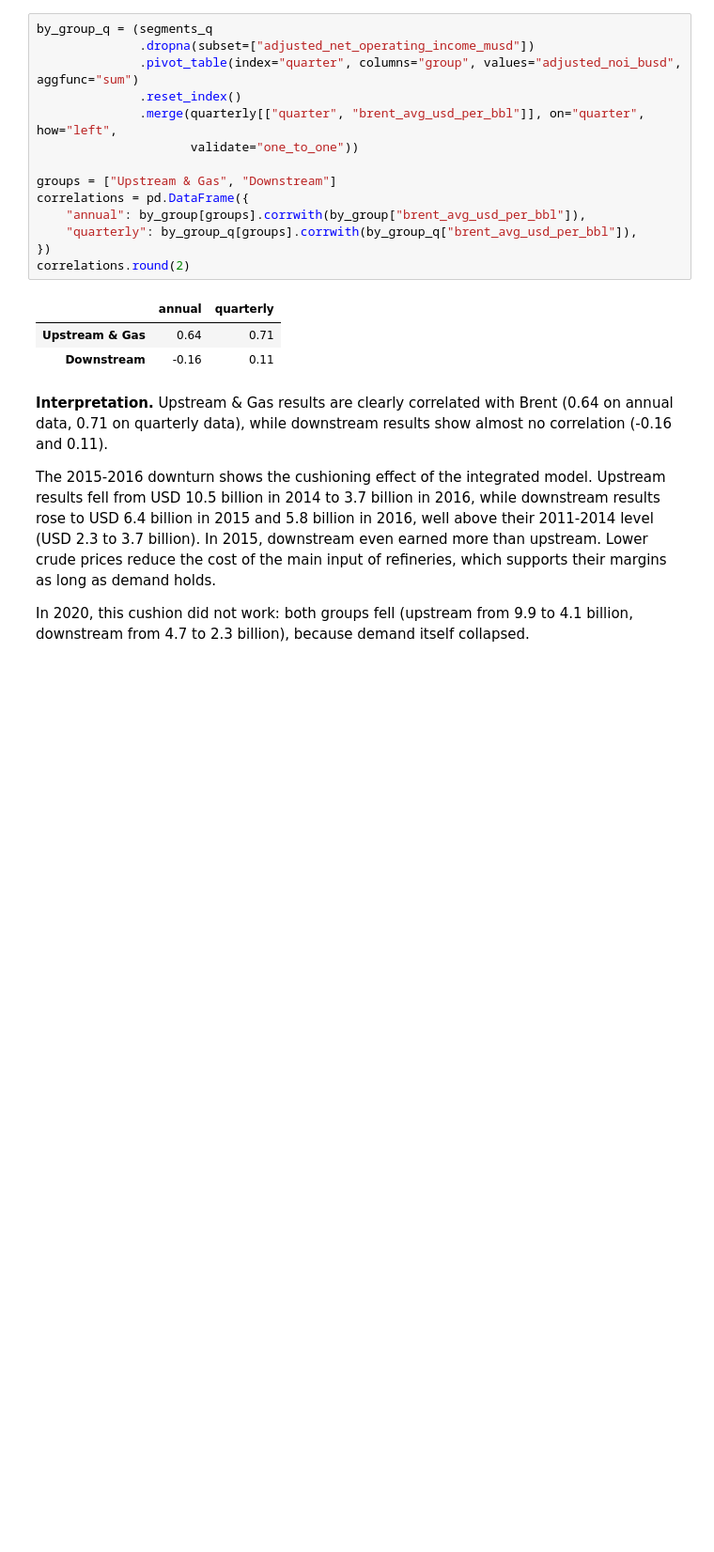
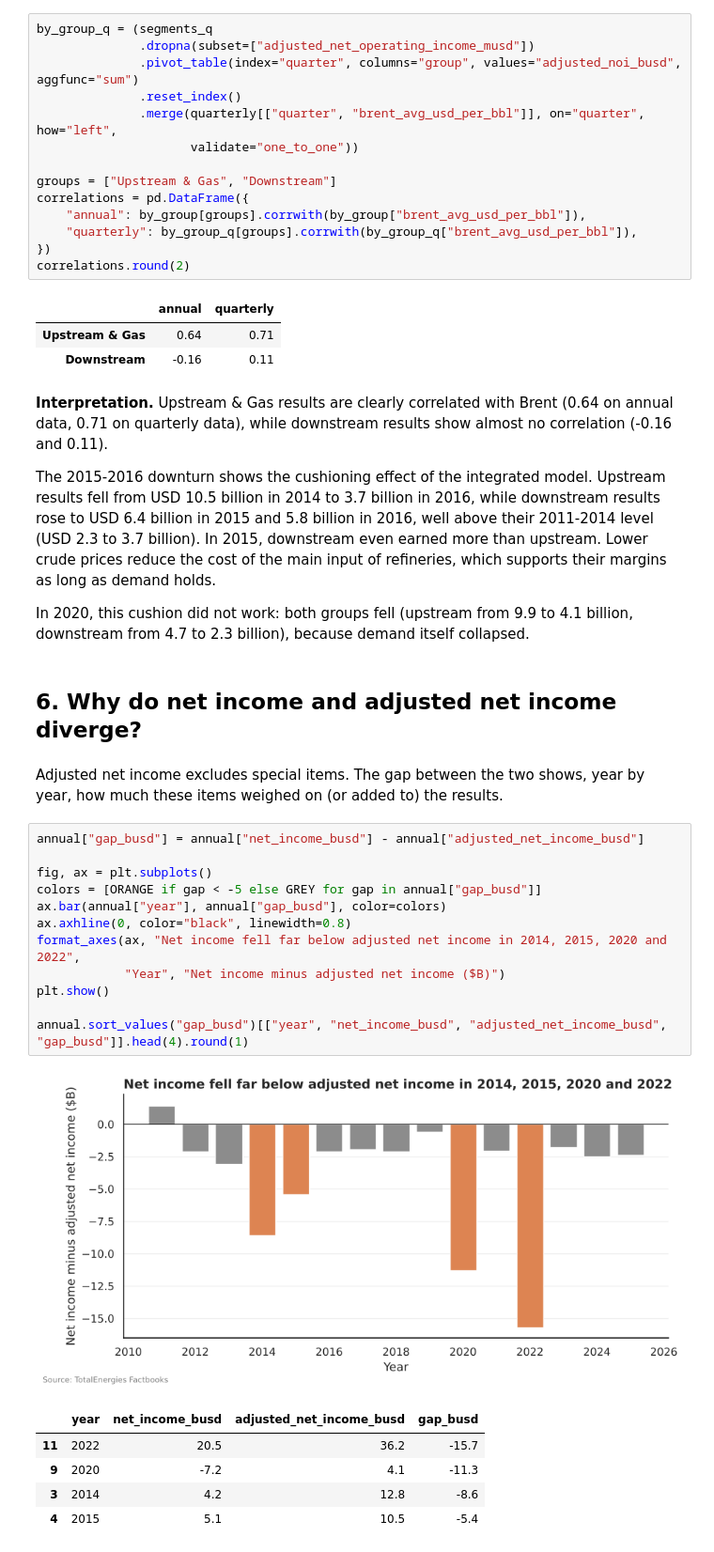
Before and after one commit to Mouabd19/TotalEnergies-Oil-Price-Analysis, a Jupyter notebook: notebooks/01_totalenergies_analysis.ipynb, the cells around one changed output. Shown at 94% size. Cells and saved outputs as stored; diff of their text form; blank space fills up the shorter version.

Commit message:
Explain the gap between net and adjusted net income

```diff
--- a/notebooks/01_totalenergies_analysis.ipynb
+++ b/notebooks/01_totalenergies_analysis.ipynb
@@ -503,3 +503,26 @@ correlations.round(2)
 The 2015-2016 downturn shows the cushioning effect of the integrated model. Upstream results fell from USD 10.5 billion in 2014 to 3.7 billion in 2016, while downstream results rose to USD 6.4 billion in 2015 and 5.8 billion in 2016, well above their 2011-2014 level (USD 2.3 to 3.7 billion). In 2015, downstream even earned more than upstream. Lower crude prices reduce the cost of the main input of refineries, which supports their margins as long as demand holds.
 
 In 2020, this cushion did not work: both groups fell (upstream from 9.9 to 4.1 billion, downstream from 4.7 to 2.3 billion), because demand itself collapsed.
+# %% [markdown]
+## 6. Why do net income and adjusted net income diverge?
+# %% [markdown]
+Adjusted net income excludes special items. The gap between the two shows, year by year, how much these items weighed on (or added to) the results.
+# %%
+annual["gap_busd"] = annual["net_income_busd"] - annual["adjusted_net_income_busd"]
+
+fig, ax = plt.subplots()
+colors = [ORANGE if gap < -5 else GREY for gap in annual["gap_busd"]]
+ax.bar(annual["year"], annual["gap_busd"], color=colors)
+ax.axhline(0, color="black", linewidth=0.8)
+format_axes(ax, "Net income fell far below adjusted net income in 2014, 2015, 2020 and 2022",
+            "Year", "Net income minus adjusted net income ($B)")
+plt.show()
+
+annual.sort_values("gap_busd")[["year", "net_income_busd", "adjusted_net_income_busd", "gap_busd"]].head(4).round(1)
+# %% [output]
+[figure, added]
+|  | year | net_income_busd | adjusted_net_income_busd | gap_busd |
+| 11 | 2022 | 20.5 | 36.2 | -15.7 |
+| 9 | 2020 | -7.2 | 4.1 | -11.3 |
+| 3 | 2014 | 4.2 | 12.8 | -8.6 |
+| 4 | 2015 | 5.1 | 10.5 | -5.4 |
```
Also changed, not shown: parts of 1 cell of this notebook.
